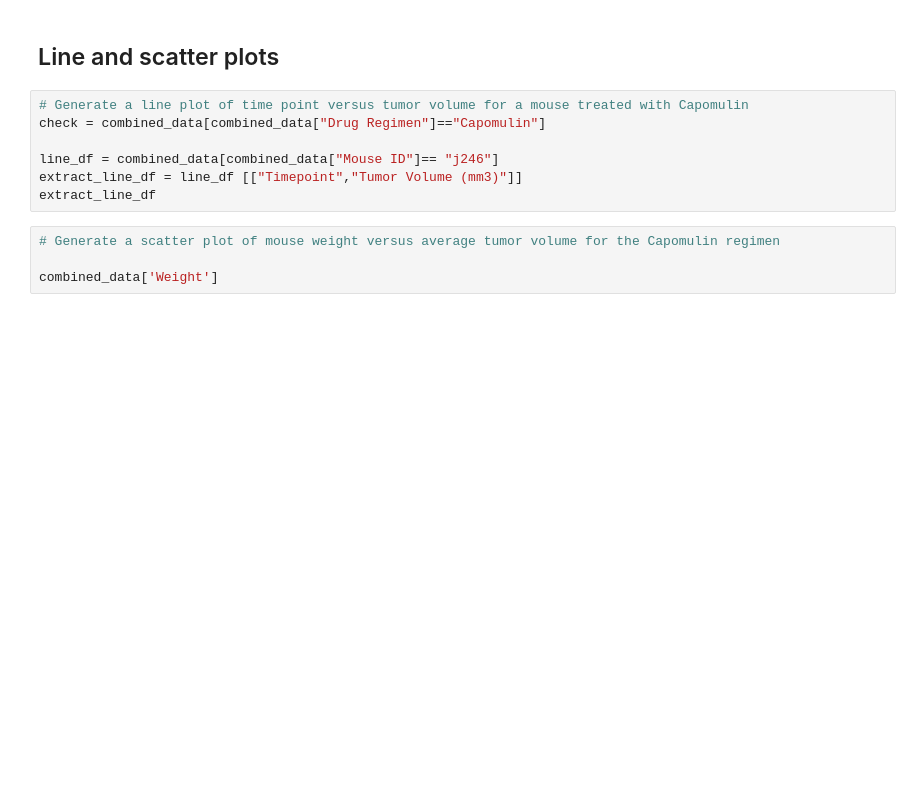
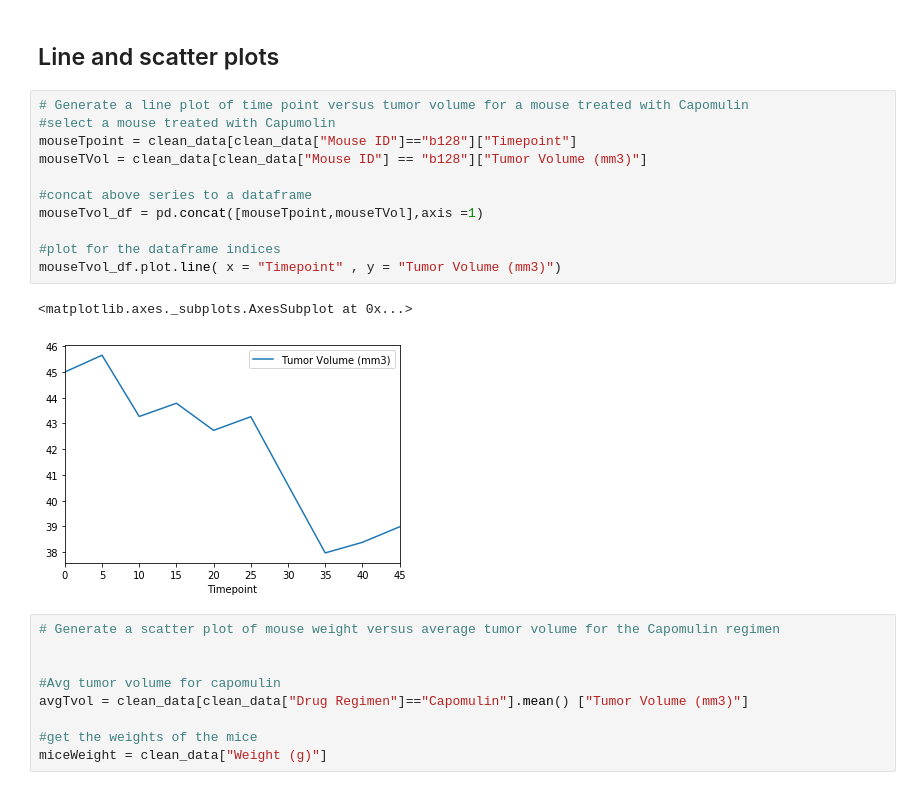
Before and after one commit to Soumya-Patil/MatPlotlib-Challenge, a Jupyter notebook: Pymaceuticals/pymaceuticals.ipynb, the cells around one changed output. Drawn from its saved outputs; the diff is of its cells as text; blank space fills up the shorter version.

```diff
--- a/Pymaceuticals/pymaceuticals.ipynb
+++ b/Pymaceuticals/pymaceuticals.ipynb
@@ -147,14 +172,26 @@ NameError: name 'merged_data' is not defined
 ## Line and scatter plots
 # %%
 # Generate a line plot of time point versus tumor volume for a mouse treated with Capomulin
-check = combined_data[combined_data["Drug Regimen"]=="Capomulin"]
+#select a mouse treated with Capumolin
+mouseTpoint = clean_data[clean_data["Mouse ID"]=="b128"]["Timepoint"]
+mouseTVol = clean_data[clean_data["Mouse ID"] == "b128"]["Tumor Volume (mm3)"]
 
-line_df = combined_data[combined_data["Mouse ID"]== "j246"]
-extract_line_df = line_df [["Timepoint","Tumor Volume (mm3)"]]
-extract_line_df
+#concat above series to a dataframe
+mouseTvol_df = pd.concat([mouseTpoint,mouseTVol],axis =1)
+
+#plot for the dataframe indices
+mouseTvol_df.plot.line( x = "Timepoint" , y = "Tumor Volume (mm3)")
+# %% [output]
+<matplotlib.axes._subplots.AxesSubplot at 0x...>
+[figure, added]
 # %%
 # Generate a scatter plot of mouse weight versus average tumor volume for the Capomulin regimen
 
-combined_data['Weight']
+
+#Avg tumor volume for capomulin
+avgTvol = clean_data[clean_data["Drug Regimen"]=="Capomulin"].mean() ["Tumor Volume (mm3)"]
+
+#get the weights of the mice
+miceWeight = clean_data["Weight (g)"]
 # %%
 # Calculate the correlation coefficient and linear regression model for mouse weight and average tumor volume for the Capomulin regimen
```
Also changed, not shown: parts of 3 cells of this notebook.
